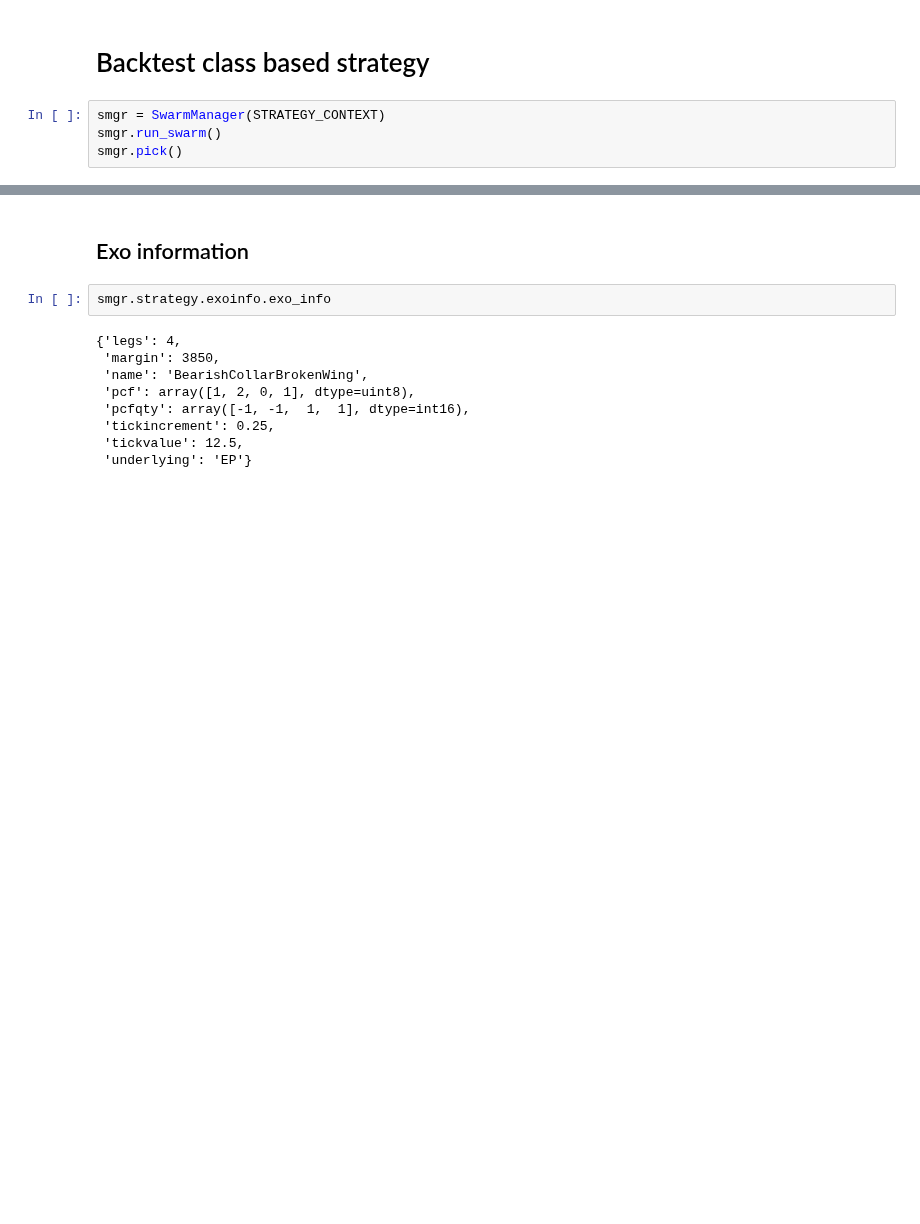
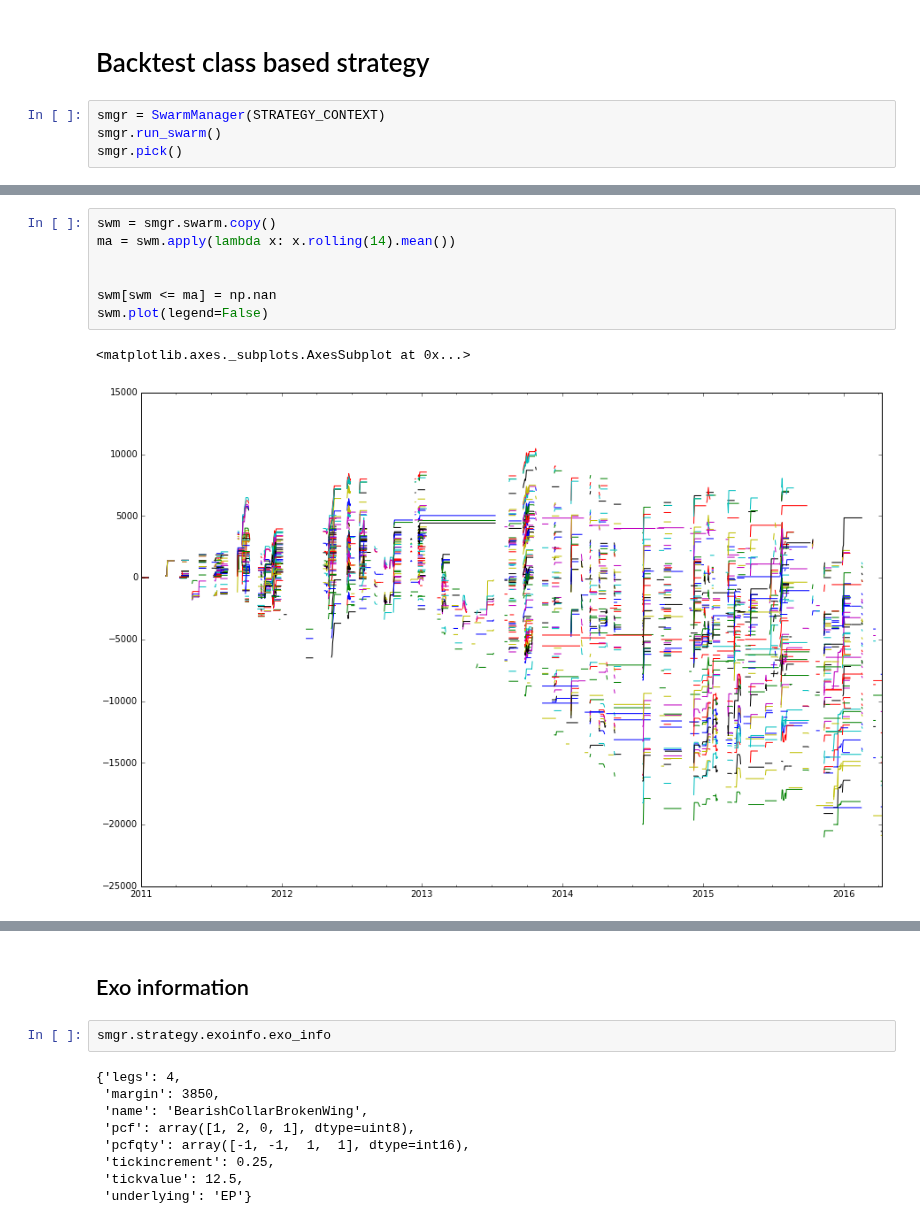
Before and after one commit to trendmanagement/tmqrexo_alexveden, a Jupyter notebook: notebooks/Strategy_MAcrossingTrail_StrategyModule.ipynb, the cells around one changed output, grey strips where cells are left out. Saved outputs shown, nothing was run; the diff lists cells and outputs as text; blank space fills up the shorter version.

```diff
--- a/notebooks/Strategy_MAcrossingTrail_StrategyModule.ipynb
+++ b/notebooks/Strategy_MAcrossingTrail_StrategyModule.ipynb
@@ -115 +115,11 @@ smgr.swarm_picked.plot(legend=False)
+# %%
+swm = smgr.swarm.copy()
+ma = swm.apply(lambda x: x.rolling(14).mean())
+
+
+swm[swm <= ma] = np.nan
+swm.plot(legend=False)
+# %% [output]
+<matplotlib.axes._subplots.AxesSubplot at 0x...>
+[figure, added]
 # %%
```
Also changed, not shown: parts of 5 cells of this notebook, 2 other files.
